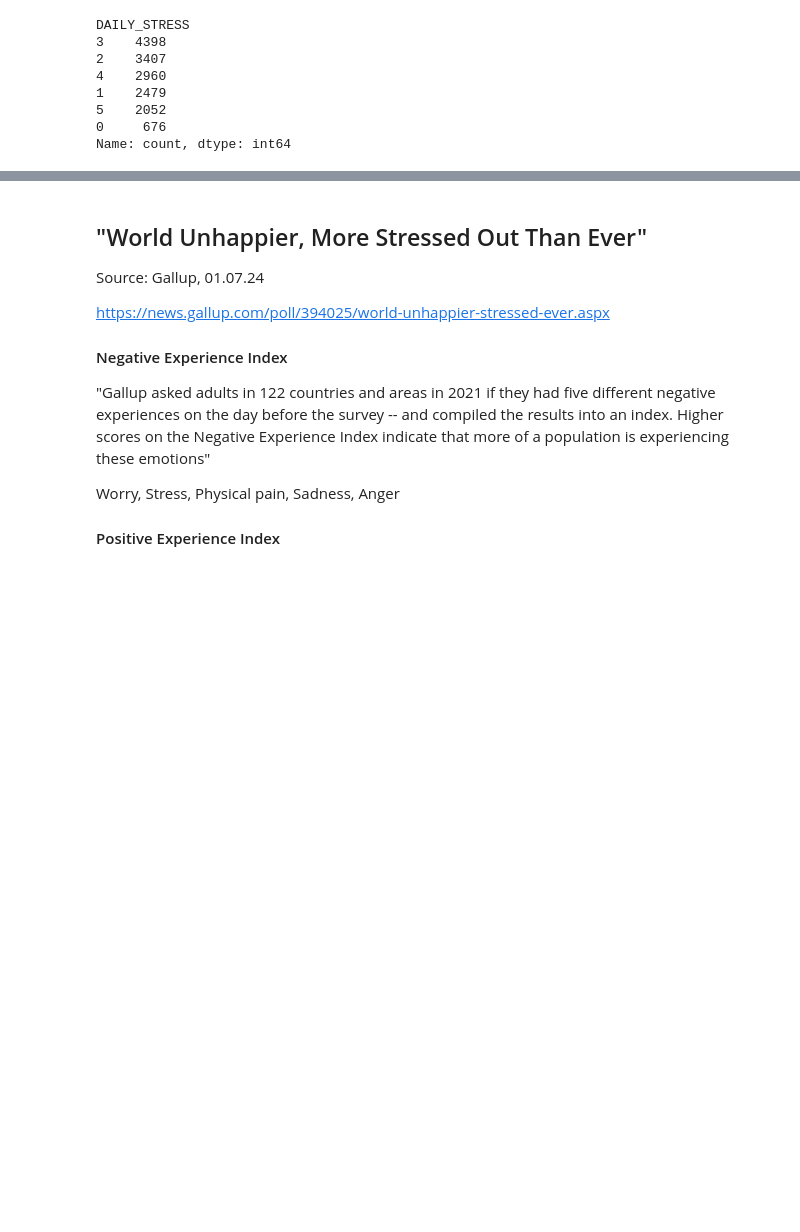
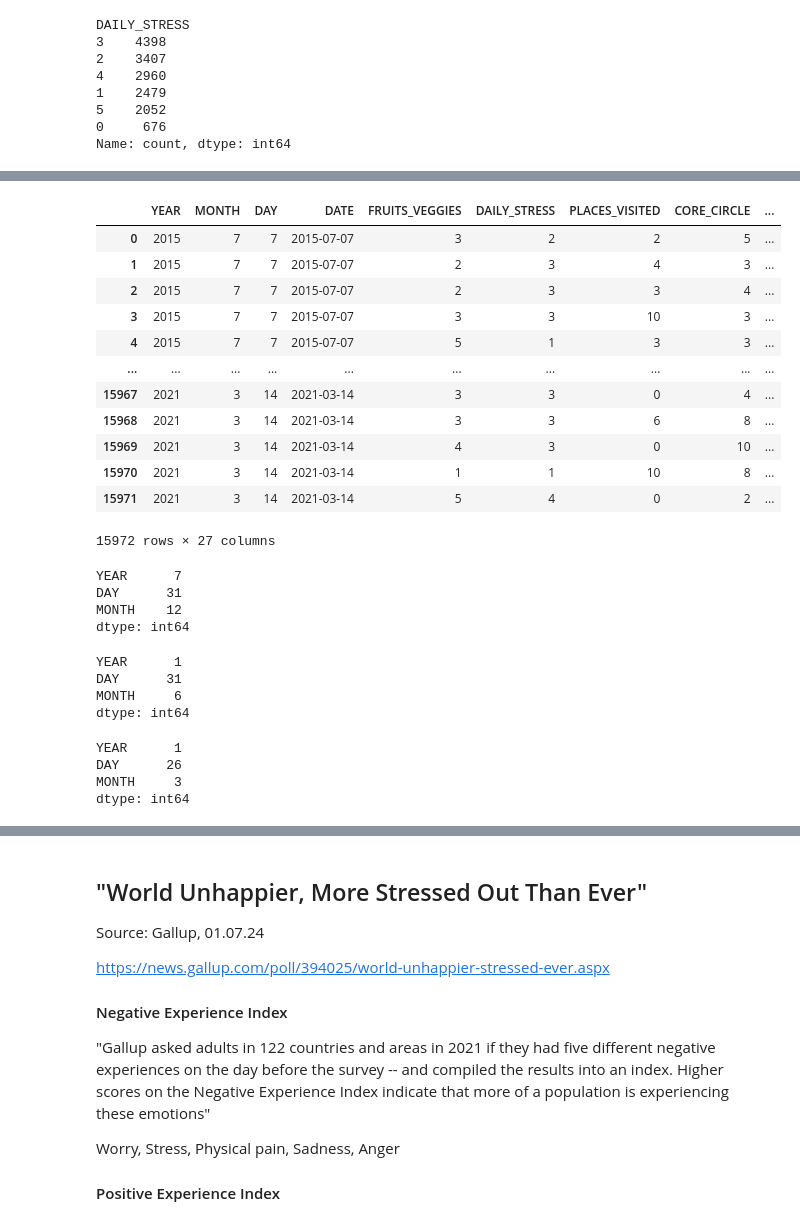
Before and after one commit to gabriela-cl/data-wrangling-project-vivi-gabi, a Jupyter notebook: data_wellbeing_main.ipynb, the cells around one changed output, grey strips where cells are left out. Saved outputs shown, nothing was run; the diff lists cells and outputs as text; code cells hidden in the pictures; blank space fills up the shorter version.

```diff
--- a/data_wellbeing_main.ipynb
+++ b/data_wellbeing_main.ipynb
@@ -210,0 +255,3 @@ Name: count, dtype: int64
+# %%
+df_wb["DATE"] = pd.to_datetime(df_wb["DATE"], format = '%m/%d/%y')
+df_wb["DATE"]
@@ -210,0 +288,5 @@ Name: count, dtype: int64
+# %%
+df_wb["YEAR"] = df_wb.DATE.dt.year
+df_wb["MONTH"] = df_wb.DATE.dt.month
+df_wb["DAY"] = df_wb.DATE.dt.day
+df_wb.columns
@@ -210,0 +302,50 @@ Name: count, dtype: int64
+# %%
+new_order = ['YEAR','MONTH', 'DAY', 'DATE', 'TIME', 'FRUITS_VEGGIES', 'DAILY_STRESS', 'PLACES_VISITED',
+       'CORE_CIRCLE', 'SUPPORTING_OTHERS', 'SOCIAL_NETWORK', 'ACHIEVEMENT',
+       'DONATION', 'BMI_RANGE', 'TODO_COMPLETED', 'FLOW', 'DAILY_STEPS',
+       'LIVE_VISION', 'SLEEP_HOURS', 'LOST_VACATION', 'DAILY_SHOUTING',
+       'SUFFICIENT_INCOME', 'PERSONAL_AWARDS', 'TIME_FOR_PASSION',
+       'WEEKLY_MEDITATION', 'AGE', 'GENDER', 'WORK_LIFE_BALANCE_SCORE']
+# %%
+df_wb = df_wb[new_order]
+# %%
+del df_wb["TIME"]
+df_wb
+# %% [output]
+|  | YEAR | MONTH | DAY | DATE | FRUITS_VEGGIES | DAILY_STRESS | PLACES_VISITED | CORE_CIRCLE | ... |
+| 0 | 2015 | 7 | 7 | 2015-07-07 | 3 | 2 | 2 | 5 | ... |
+| 1 | 2015 | 7 | 7 | 2015-07-07 | 2 | 3 | 4 | 3 | ... |
+| 2 | 2015 | 7 | 7 | 2015-07-07 | 2 | 3 | 3 | 4 | ... |
+| 3 | 2015 | 7 | 7 | 2015-07-07 | 3 | 3 | 10 | 3 | ... |
+| 4 | 2015 | 7 | 7 | 2015-07-07 | 5 | 1 | 3 | 3 | ... |
+| ... | ... | ... | ... | ... | ... | ... | ... | ... | ... |
+| 15967 | 2021 | 3 | 14 | 2021-03-14 | 3 | 3 | 0 | 4 | ... |
+| 15968 | 2021 | 3 | 14 | 2021-03-14 | 3 | 3 | 6 | 8 | ... |
+| 15969 | 2021 | 3 | 14 | 2021-03-14 | 4 | 3 | 0 | 10 | ... |
+| 15970 | 2021 | 3 | 14 | 2021-03-14 | 1 | 1 | 10 | 8 | ... |
+| 15971 | 2021 | 3 | 14 | 2021-03-14 | 5 | 4 | 0 | 2 | ... |
+15972 rows × 27 columns
+# %%
+df_wb[["YEAR","DAY","MONTH"]].nunique()
+# %% [output]
+YEAR      7
+DAY      31
+MONTH    12
+dtype: int64
+# %%
+df_wb_15 = df_wb[df_wb["YEAR"] == 2015]
+df_wb_15[["YEAR","DAY","MONTH"]].nunique()
+# %% [output]
+YEAR      1
+DAY      31
+MONTH     6
+dtype: int64
+# %%
+df_wb_21 = df_wb[df_wb["YEAR"] == 2021]
+df_wb_21[["YEAR","DAY","MONTH"]].nunique()
+#Conclusion: we clean/delete 2015 & 2021, it is not complete
+# %% [output]
+YEAR      1
+DAY      26
+MONTH     3
+dtype: int64
```
Also changed, not shown: parts of 14 cells of this notebook.
